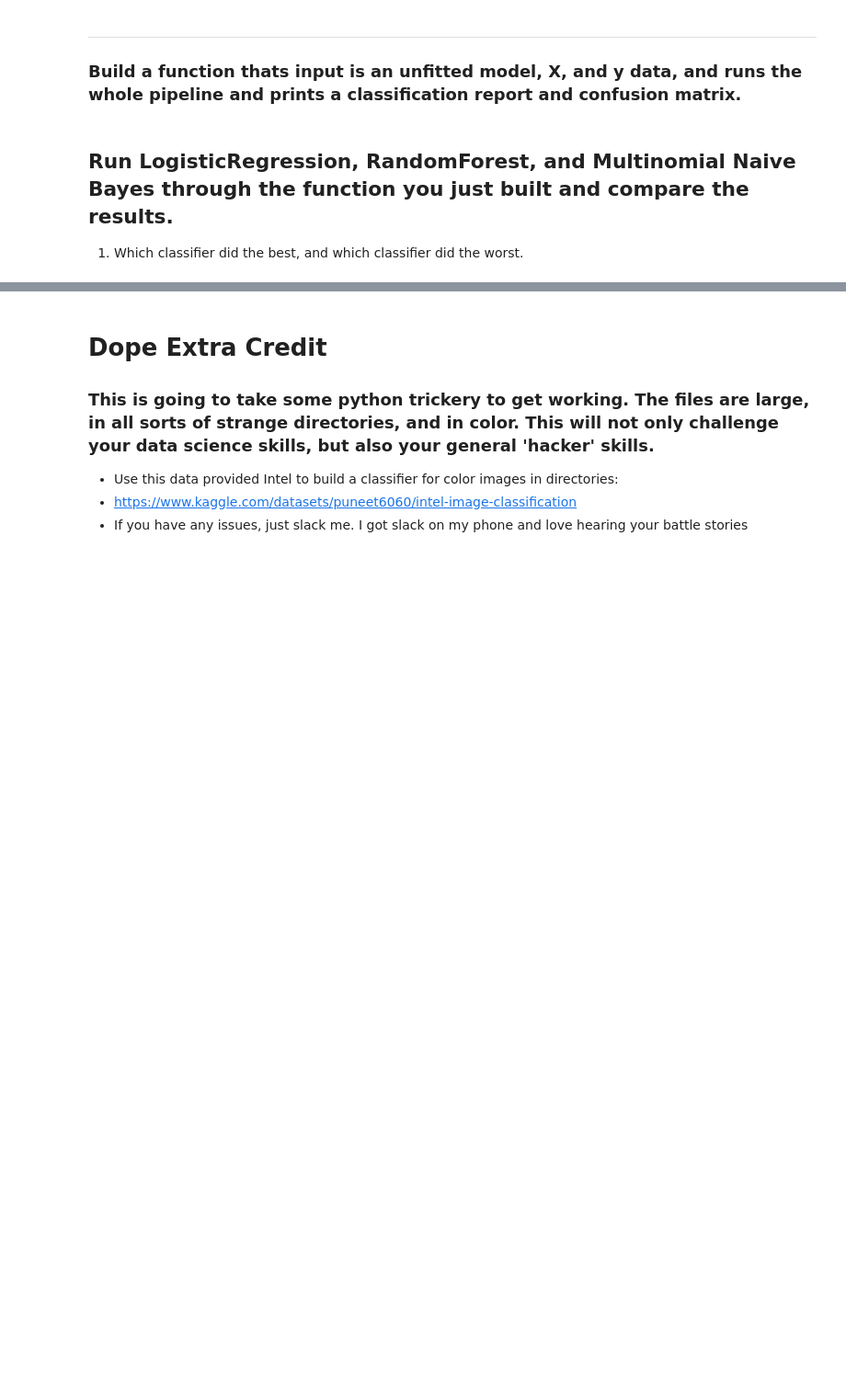
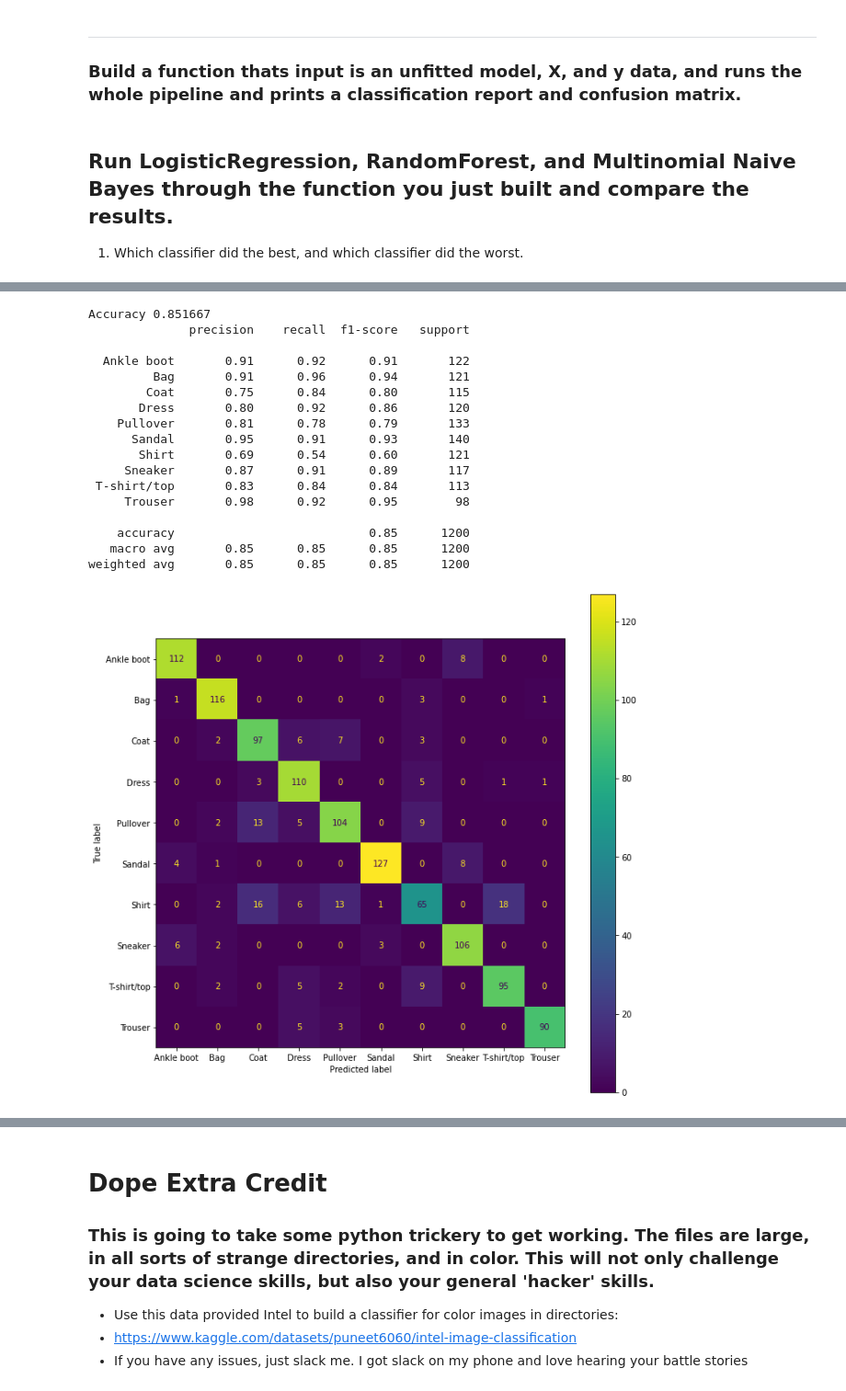
Before and after one commit to edenerio/2022-fall-data-science, a Jupyter notebook: Week-06-Image-Classification/Image-Classification-Exercise.ipynb, the cells around one changed output, grey strips where cells are left out. Shown at 92% size. Cells and saved outputs as stored; diff of their text form; code cells hidden in the pictures; blank space fills up the shorter version.

```diff
--- a/Week-06-Image-Classification/Image-Classification-Exercise.ipynb
+++ b/Week-06-Image-Classification/Image-Classification-Exercise.ipynb
@@ -251,4 +289,24 @@ def build_and_eval_model(model, X, y, random_state=23):
 # %%
 # RandomForest
+build_and_eval_model(rfc(), X, y)
+# %% [output]
+Accuracy 0.851667
+              precision    recall  f1-score   support
+
+  Ankle boot       0.91      0.92      0.91       122
+         Bag       0.91      0.96      0.94       121
+        Coat       0.75      0.84      0.80       115
+       Dress       0.80      0.92      0.86       120
+    Pullover       0.81      0.78      0.79       133
+      Sandal       0.95      0.91      0.93       140
+       Shirt       0.69      0.54      0.60       121
+     Sneaker       0.87      0.91      0.89       117
+ T-shirt/top       0.83      0.84      0.84       113
+     Trouser       0.98      0.92      0.95        98
+
+    accuracy                           0.85      1200
+   macro avg       0.85      0.85      0.85      1200
+weighted avg       0.85      0.85      0.85      1200
+[figure, added]
 # %%
 # MultinomialNB
```
Also changed, not shown: parts of 10 cells of this notebook.
